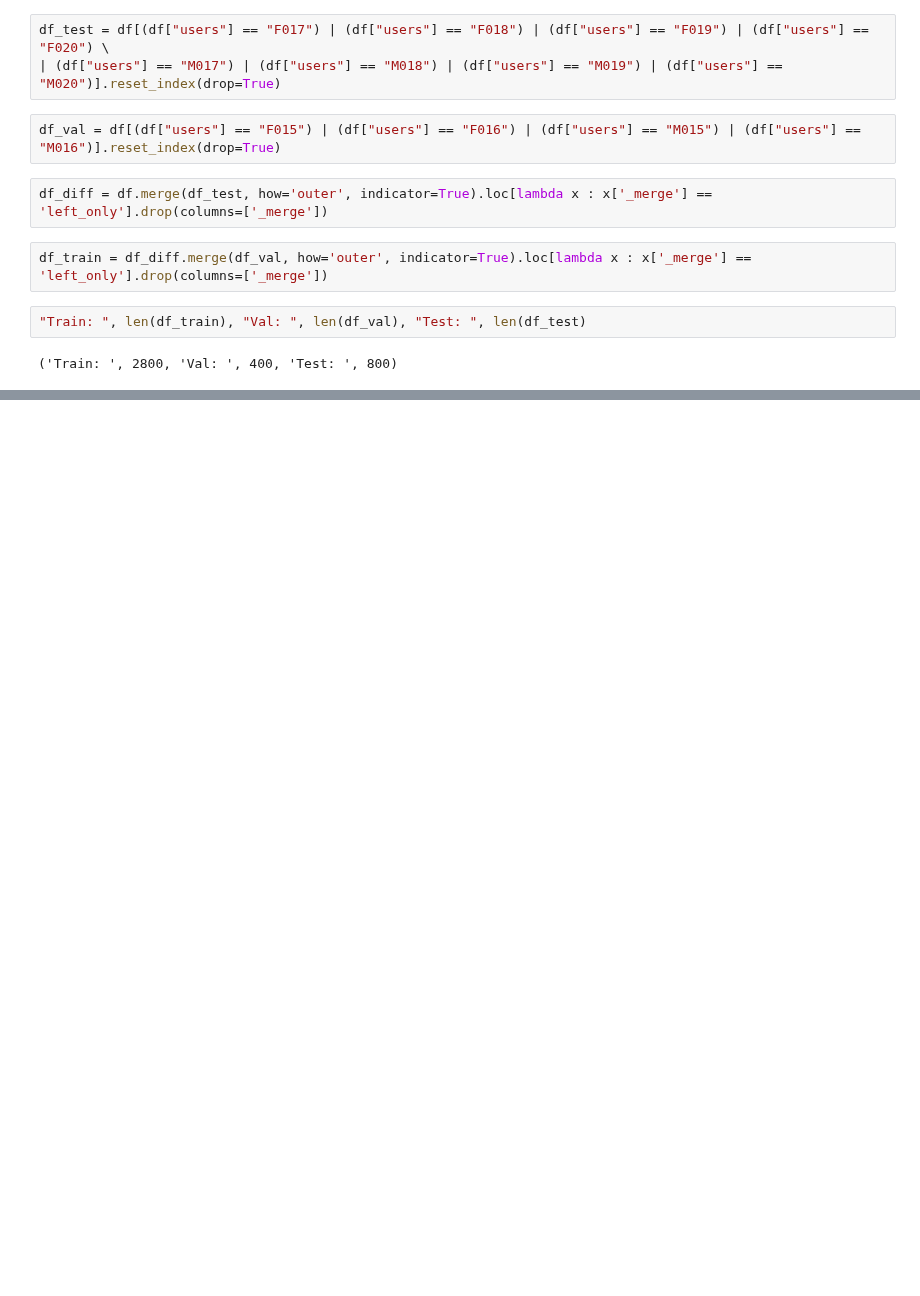
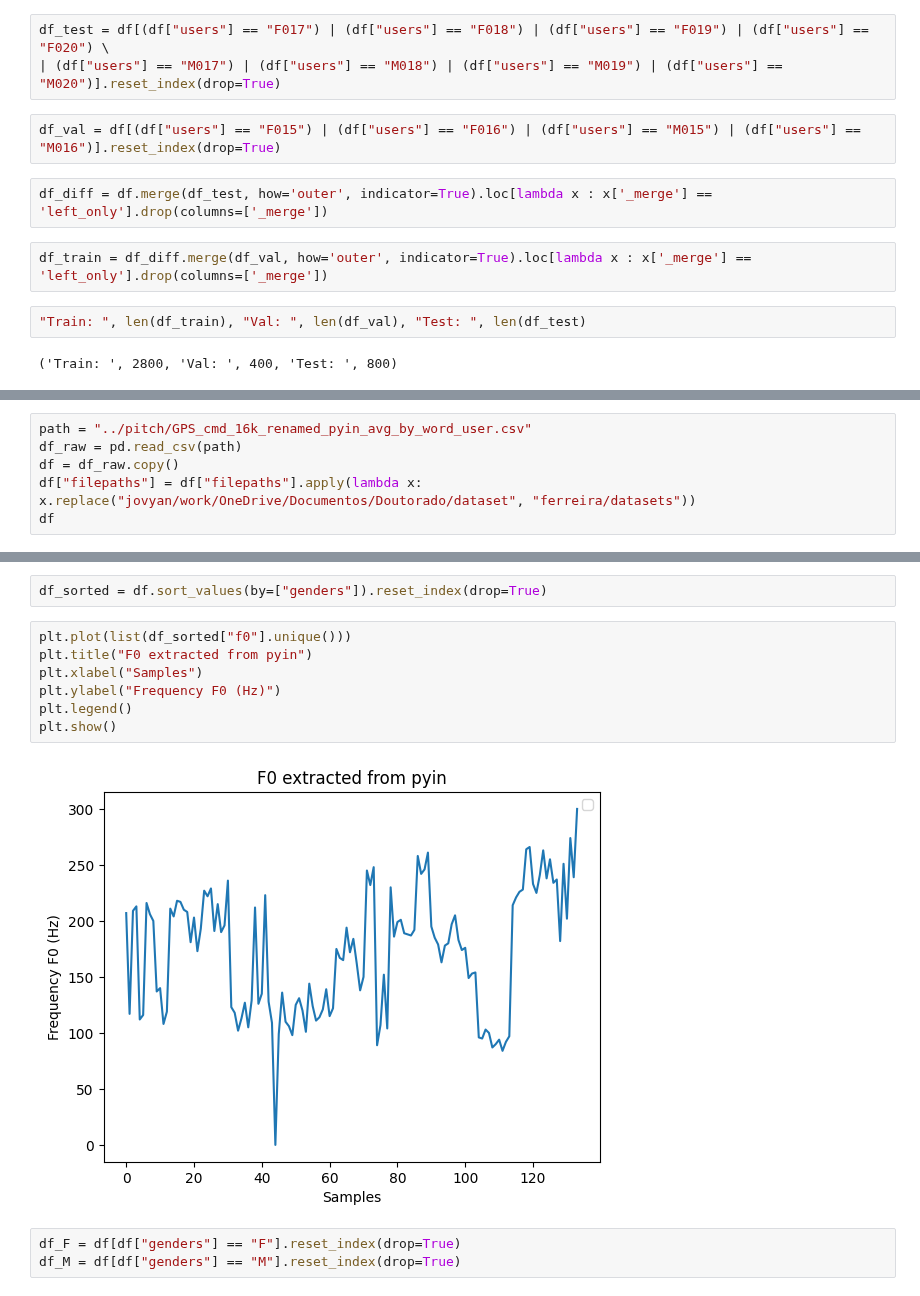
Before and after one commit to fernandasf/effect_pitch_classification, a Jupyter notebook: prepare_dataset/gen_lists_users.ipynb, the cells around one changed output, grey strips where cells are left out. Drawn from its saved outputs; the diff is of its cells as text; blank space fills up the shorter version.

```diff
--- a/prepare_dataset/gen_lists_users.ipynb
+++ b/prepare_dataset/gen_lists_users.ipynb
@@ -87,0 +218,6 @@ df_test_F
+# %%
+path = "../pitch/GPS_cmd_16k_renamed_pyin_avg_by_word_user.csv"
+df_raw = pd.read_csv(path)
+df = df_raw.copy()
+df["filepaths"] = df["filepaths"].apply(lambda x: x.replace("jovyan/work/OneDrive/Documentos/Doutorado/dataset", "ferreira/datasets"))
+df
@@ -87,0 +238,14 @@ df_test_F
+# %%
+df_sorted = df.sort_values(by=["genders"]).reset_index(drop=True)
+# %%
+plt.plot(list(df_sorted["f0"].unique()))
+plt.title("F0 extracted from pyin")
+plt.xlabel("Samples")
+plt.ylabel("Frequency F0 (Hz)")
+plt.legend()
+plt.show()
+# %% [output]
+[figure, added]
+# %%
+df_F = df[df["genders"] == "F"].reset_index(drop=True)
+df_M = df[df["genders"] == "M"].reset_index(drop=True)
```
Also changed, not shown: parts of 49 cells of this notebook.
